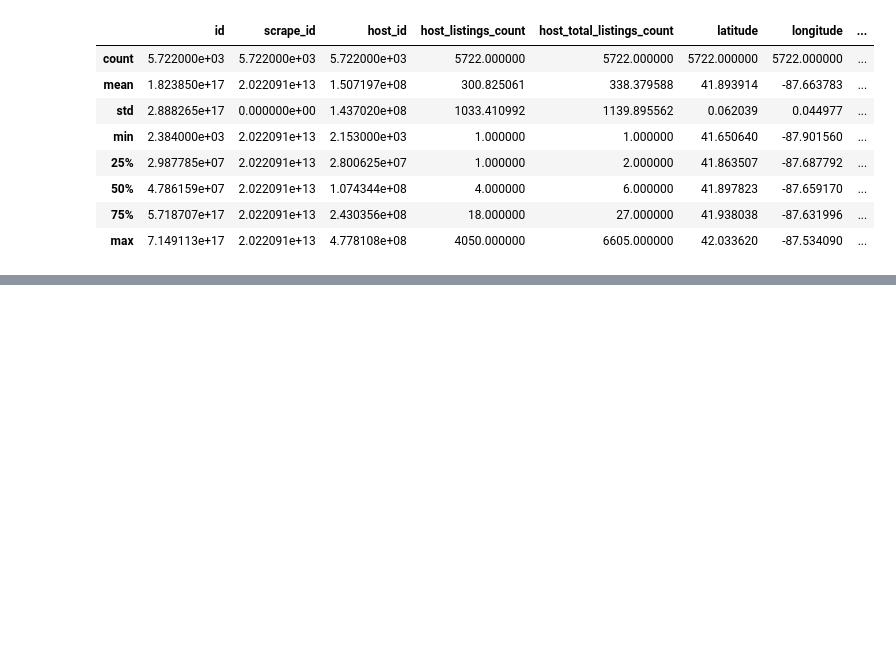
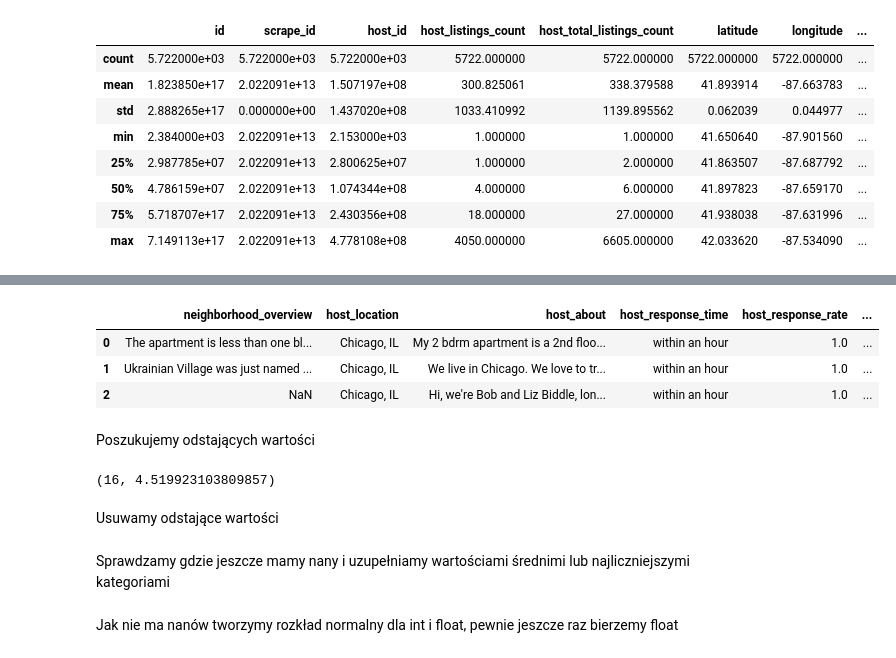
Before and after one commit to MarieeCzy/airbnb_data_analysis, a Jupyter notebook: data_cleaning/airbnb_data_cleaning.ipynb, the cells around one changed output, grey strips where cells are left out. Saved outputs shown, nothing was run; the diff lists cells and outputs as text; code cells hidden in the pictures; blank space fills up the shorter version.

```diff
--- a/data_cleaning/airbnb_data_cleaning.ipynb
+++ b/data_cleaning/airbnb_data_cleaning.ipynb
@@ -55,0 +82,5 @@ data_frame.describe()
+# %%
+data_frame.price = data_frame.price.apply(lambda x: x.replace('$',''))
+data_frame.price = data_frame.price.apply(lambda x: x.replace(',',''))
+data_frame.price = pd.to_numeric(data_frame.price, errors='coerce')
+data_frame.price.describe()
@@ -55,0 +99,6 @@ data_frame.describe()
+# %%
+data_frame.host_response_rate = data_frame.host_response_rate.str.replace('%','')
+data_frame.host_response_rate = data_frame.host_response_rate.astype(float)/100
+
+data_frame.host_acceptance_rate = data_frame.host_acceptance_rate.str.replace('%','')
+data_frame.host_acceptance_rate = data_frame.host_acceptance_rate.astype(float)/100
@@ -55,0 +116,7 @@ data_frame.describe()
+# %%
+missing_values = {}
+
+for index in object_columns:
+    if data_frame[index].isna().sum() > 0:
+        missing_values[index] = data_frame[index].isna().sum()
+print(missing_values)
@@ -55,0 +125,3 @@ data_frame.describe()
+# %%
+missing_values_col_indexes = list(missing_values.keys())
+data_frame[missing_values_col_indexes].dtypes
@@ -55,0 +141,19 @@ data_frame.describe()
+# %%
+data_frame[missing_values_col_indexes].head(3)
+# %% [output]
+|  | neighborhood_overview | host_location | host_about | host_response_time | host_response_rate | ... |
+| 0 | The apartment is less than one bl... | Chicago, IL | My 2 bdrm apartment is a 2nd floo... | within an hour | 1.0 | ... |
+| 1 | Ukrainian Village was just named ... | Chicago, IL | We live in Chicago. We love to tr... | within an hour | 1.0 | ... |
+| 2 | NaN | Chicago, IL | Hi, we're Bob and Liz Biddle, lon... | within an hour | 1.0 | ... |
+# %% [markdown]
+Poszukujemy odstających wartości
+# %%
+data_frame.accommodates.max(), data_frame.accommodates.mean()
+# %% [output]
+(16, 4.519923103809857)
+# %% [markdown]
+Usuwamy odstające wartości
+# %% [markdown]
+Sprawdzamy gdzie jeszcze mamy nany i uzupełniamy wartościami średnimi lub najliczniejszymi kategoriami
+# %% [markdown]
+Jak nie ma nanów tworzymy rozkład normalny dla int i float, pewnie jeszcze raz bierzemy float
```
Also changed, not shown: parts of 17 cells of this notebook, 1 other file.
